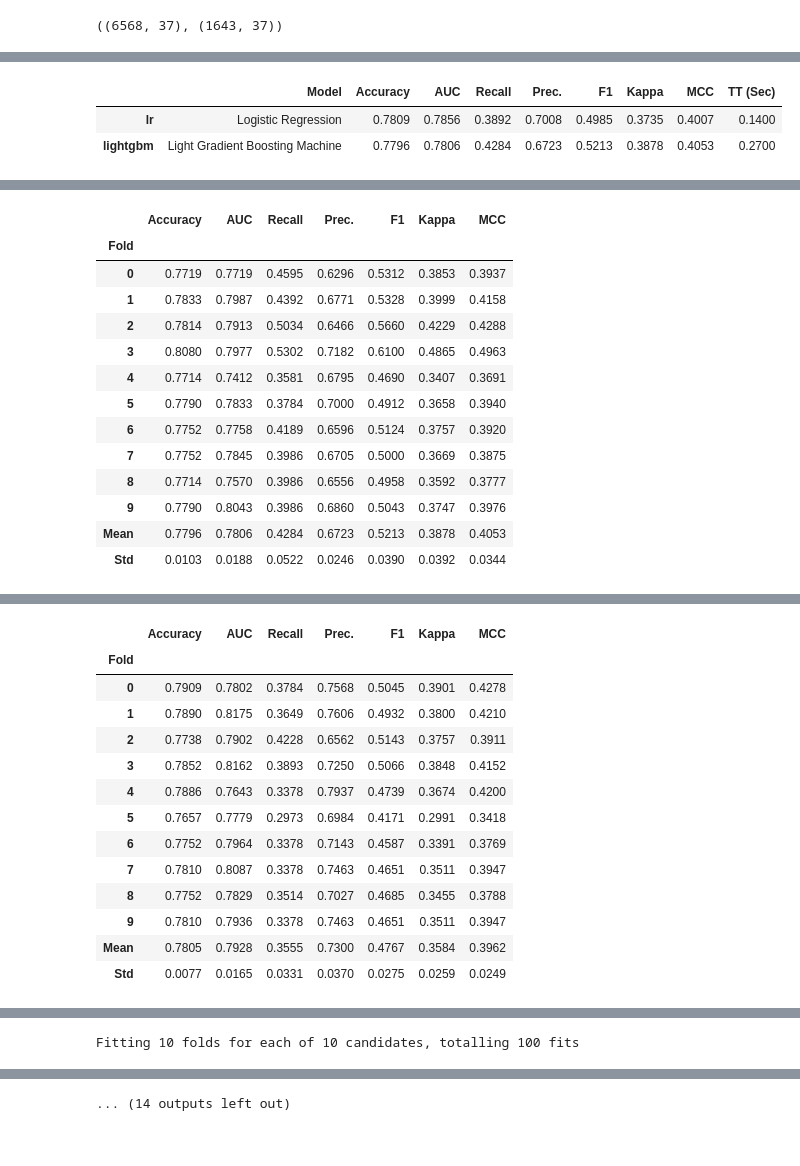
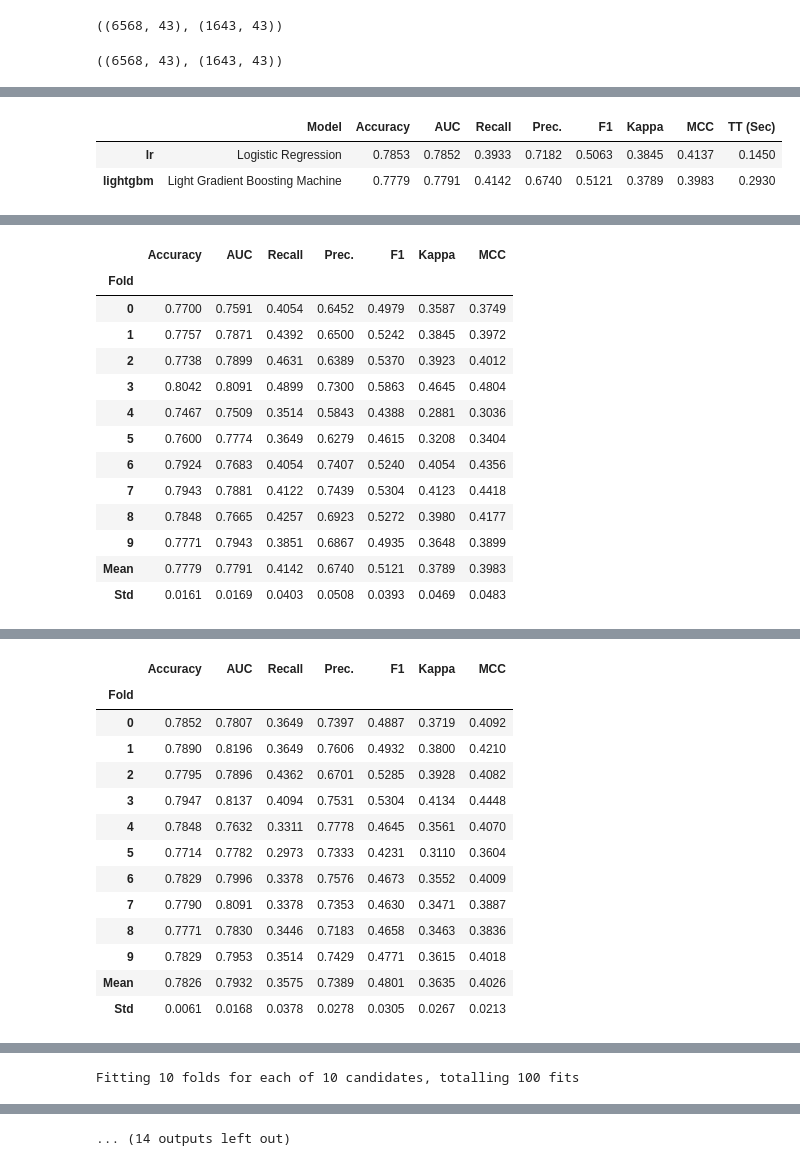
Before and after one commit to RodrigoFCMoreira/credit_scoring_ML_solver, a Jupyter notebook: 4 - Avaliar Técnica de modelagem.ipynb, the cells around one changed output, grey strips where cells are left out. Drawn from its saved outputs; the diff is of its cells as text; code cells hidden in the pictures.

```diff
--- a/4 - Avaliar Técnica de modelagem.ipynb
+++ b/4 - Avaliar Técnica de modelagem.ipynb
@@ -17,55 +9,67 @@ train.shape, test.shape
+# %%
+#Lendo a base de treino
+train_selecionada = pd.read_csv("train_selecionada.csv")
+# %%
+#lendo a base de teste oos
+test_oos = pd.read_csv("test_oos.csv")
+test_oos = test_oos[train_selecionada.columns]
+# %%
+#verificando o schema
+train_selecionada.shape,test_oos.shape
+# %% [output]
+((6568, 43), (1643, 43))
 # %%
 # Por padrão o Pycaret não permite a imputação dinâmica de missings, então vamos tratar os missings com nossa função e depois aplicar no teste OOS do pycaret
 # Assim o setup não vai precisar tratar os missings, pois o dataset não terá missings para tratar
 # Vamos salvar esse pipeline e utilizar no código de escoragem
 # %%
-regra_imputacao = escolher_estrategia_imputacao(train)
-train, regra_imputacao, dict_mediana, dict_media = aplicar_imputacao_treino(train,regra_imputacao)
-test = aplicar_imputacao_teste(test,regra_imputacao, dict_mediana, dict_media)
+regra_imputacao = escolher_estrategia_imputacao(train_selecionada)
+train_selecionada, regra_imputacao, dict_mediana, dict_media = aplicar_imputacao_treino(train_selecionada,regra_imputacao)
+test_oos = aplicar_imputacao_teste(test_oos,regra_imputacao, dict_mediana, dict_media)
 # %%
-train.shape, test.shape
+train_selecionada.shape, test_oos.shape
 # %% [output]
-((6568, 37), (1643, 37))
+((6568, 43), (1643, 43))
 # %%
-a,train, test, tuned_lightgbm, tuned_lr,train_lightgbm_escorado, \
-test_lightgbm_escorado,train_regressao_escorado, test_regressao_escorado = pipeline_modelagem(train, test, id_col='id', safra_col='safra', target_col='y')
+train_selecionada, test_oos, tuned_lightgbm, tuned_lr,train_lightgbm_escorado, \
+test_lightgbm_escorado,train_regressao_escorado, test_regressao_escorado = pipeline_modelagem(train_selecionada, test_oos, id_col='id', safra_col='safra', target_col='y')
 # %% [output]
 [interactive output not drawn]
 |  | Model | Accuracy | AUC | Recall | Prec. | F1 | Kappa | MCC | TT (Sec) |
-| lr | Logistic Regression | 0.7809 | 0.7856 | 0.3892 | 0.7008 | 0.4985 | 0.3735 | 0.4007 | 0.1400 |
-| lightgbm | Light Gradient Boosting Machine | 0.7796 | 0.7806 | 0.4284 | 0.6723 | 0.5213 | 0.3878 | 0.4053 | 0.2700 |
+| lr | Logistic Regression | 0.7853 | 0.7852 | 0.3933 | 0.7182 | 0.5063 | 0.3845 | 0.4137 | 0.1450 |
+| lightgbm | Light Gradient Boosting Machine | 0.7779 | 0.7791 | 0.4142 | 0.6740 | 0.5121 | 0.3789 | 0.3983 | 0.2930 |
 [interactive output not drawn]
 [interactive output not drawn]
 |  | Accuracy | AUC | Recall | Prec. | F1 | Kappa | MCC |
 | Fold |  |  |  |  |  |  |  |
-| 0 | 0.7719 | 0.7719 | 0.4595 | 0.6296 | 0.5312 | 0.3853 | 0.3937 |
-| 1 | 0.7833 | 0.7987 | 0.4392 | 0.6771 | 0.5328 | 0.3999 | 0.4158 |
-| 2 | 0.7814 | 0.7913 | 0.5034 | 0.6466 | 0.5660 | 0.4229 | 0.4288 |
-| 3 | 0.8080 | 0.7977 | 0.5302 | 0.7182 | 0.6100 | 0.4865 | 0.4963 |
-| 4 | 0.7714 | 0.7412 | 0.3581 | 0.6795 | 0.4690 | 0.3407 | 0.3691 |
-| 5 | 0.7790 | 0.7833 | 0.3784 | 0.7000 | 0.4912 | 0.3658 | 0.3940 |
-| 6 | 0.7752 | 0.7758 | 0.4189 | 0.6596 | 0.5124 | 0.3757 | 0.3920 |
-| 7 | 0.7752 | 0.7845 | 0.3986 | 0.6705 | 0.5000 | 0.3669 | 0.3875 |
-| 8 | 0.7714 | 0.7570 | 0.3986 | 0.6556 | 0.4958 | 0.3592 | 0.3777 |
-| 9 | 0.7790 | 0.8043 | 0.3986 | 0.6860 | 0.5043 | 0.3747 | 0.3976 |
-| Mean | 0.7796 | 0.7806 | 0.4284 | 0.6723 | 0.5213 | 0.3878 | 0.4053 |
-| Std | 0.0103 | 0.0188 | 0.0522 | 0.0246 | 0.0390 | 0.0392 | 0.0344 |
+| 0 | 0.7700 | 0.7591 | 0.4054 | 0.6452 | 0.4979 | 0.3587 | 0.3749 |
+| 1 | 0.7757 | 0.7871 | 0.4392 | 0.6500 | 0.5242 | 0.3845 | 0.3972 |
+| 2 | 0.7738 | 0.7899 | 0.4631 | 0.6389 | 0.5370 | 0.3923 | 0.4012 |
+| 3 | 0.8042 | 0.8091 | 0.4899 | 0.7300 | 0.5863 | 0.4645 | 0.4804 |
+| 4 | 0.7467 | 0.7509 | 0.3514 | 0.5843 | 0.4388 | 0.2881 | 0.3036 |
+| 5 | 0.7600 | 0.7774 | 0.3649 | 0.6279 | 0.4615 | 0.3208 | 0.3404 |
+| 6 | 0.7924 | 0.7683 | 0.4054 | 0.7407 | 0.5240 | 0.4054 | 0.4356 |
+| 7 | 0.7943 | 0.7881 | 0.4122 | 0.7439 | 0.5304 | 0.4123 | 0.4418 |
+| 8 | 0.7848 | 0.7665 | 0.4257 | 0.6923 | 0.5272 | 0.3980 | 0.4177 |
+| 9 | 0.7771 | 0.7943 | 0.3851 | 0.6867 | 0.4935 | 0.3648 | 0.3899 |
+| Mean | 0.7779 | 0.7791 | 0.4142 | 0.6740 | 0.5121 | 0.3789 | 0.3983 |
+| Std | 0.0161 | 0.0169 | 0.0403 | 0.0508 | 0.0393 | 0.0469 | 0.0483 |
 [interactive output not drawn]
 [interactive output not drawn]
 |  | Accuracy | AUC | Recall | Prec. | F1 | Kappa | MCC |
 | Fold |  |  |  |  |  |  |  |
-| 0 | 0.7909 | 0.7802 | 0.3784 | 0.7568 | 0.5045 | 0.3901 | 0.4278 |
-| 1 | 0.7890 | 0.8175 | 0.3649 | 0.7606 | 0.4932 | 0.3800 | 0.4210 |
-| 2 | 0.7738 | 0.7902 | 0.4228 | 0.6562 | 0.5143 | 0.3757 | 0.3911 |
-| 3 | 0.7852 | 0.8162 | 0.3893 | 0.7250 | 0.5066 | 0.3848 | 0.4152 |
-| 4 | 0.7886 | 0.7643 | 0.3378 | 0.7937 | 0.4739 | 0.3674 | 0.4200 |
-| 5 | 0.7657 | 0.7779 | 0.2973 | 0.6984 | 0.4171 | 0.2991 | 0.3418 |
-| 6 | 0.7752 | 0.7964 | 0.3378 | 0.7143 | 0.4587 | 0.3391 | 0.3769 |
-| 7 | 0.7810 | 0.8087 | 0.3378 | 0.7463 | 0.4651 | 0.3511 | 0.3947 |
-| 8 | 0.7752 | 0.7829 | 0.3514 | 0.7027 | 0.4685 | 0.3455 | 0.3788 |
-| 9 | 0.7810 | 0.7936 | 0.3378 | 0.7463 | 0.4651 | 0.3511 | 0.3947 |
-| Mean | 0.7805 | 0.7928 | 0.3555 | 0.7300 | 0.4767 | 0.3584 | 0.3962 |
-| Std | 0.0077 | 0.0165 | 0.0331 | 0.0370 | 0.0275 | 0.0259 | 0.0249 |
+| 0 | 0.7852 | 0.7807 | 0.3649 | 0.7397 | 0.4887 | 0.3719 | 0.4092 |
+| 1 | 0.7890 | 0.8196 | 0.3649 | 0.7606 | 0.4932 | 0.3800 | 0.4210 |
+| 2 | 0.7795 | 0.7896 | 0.4362 | 0.6701 | 0.5285 | 0.3928 | 0.4082 |
+| 3 | 0.7947 | 0.8137 | 0.4094 | 0.7531 | 0.5304 | 0.4134 | 0.4448 |
+| 4 | 0.7848 | 0.7632 | 0.3311 | 0.7778 | 0.4645 | 0.3561 | 0.4070 |
+| 5 | 0.7714 | 0.7782 | 0.2973 | 0.7333 | 0.4231 | 0.3110 | 0.3604 |
+| 6 | 0.7829 | 0.7996 | 0.3378 | 0.7576 | 0.4673 | 0.3552 | 0.4009 |
+| 7 | 0.7790 | 0.8091 | 0.3378 | 0.7353 | 0.4630 | 0.3471 | 0.3887 |
+| 8 | 0.7771 | 0.7830 | 0.3446 | 0.7183 | 0.4658 | 0.3463 | 0.3836 |
+| 9 | 0.7829 | 0.7953 | 0.3514 | 0.7429 | 0.4771 | 0.3615 | 0.4018 |
+| Mean | 0.7826 | 0.7932 | 0.3575 | 0.7389 | 0.4801 | 0.3635 | 0.4026 |
+| Std | 0.0061 | 0.0168 | 0.0378 | 0.0278 | 0.0305 | 0.0267 | 0.0213 |
 [interactive output not drawn]
 Fitting 10 folds for each of 10 candidates, totalling 100 fits
 [interactive output not drawn]
```
Also changed, not shown: parts of 31 cells of this notebook, 12 other files.
